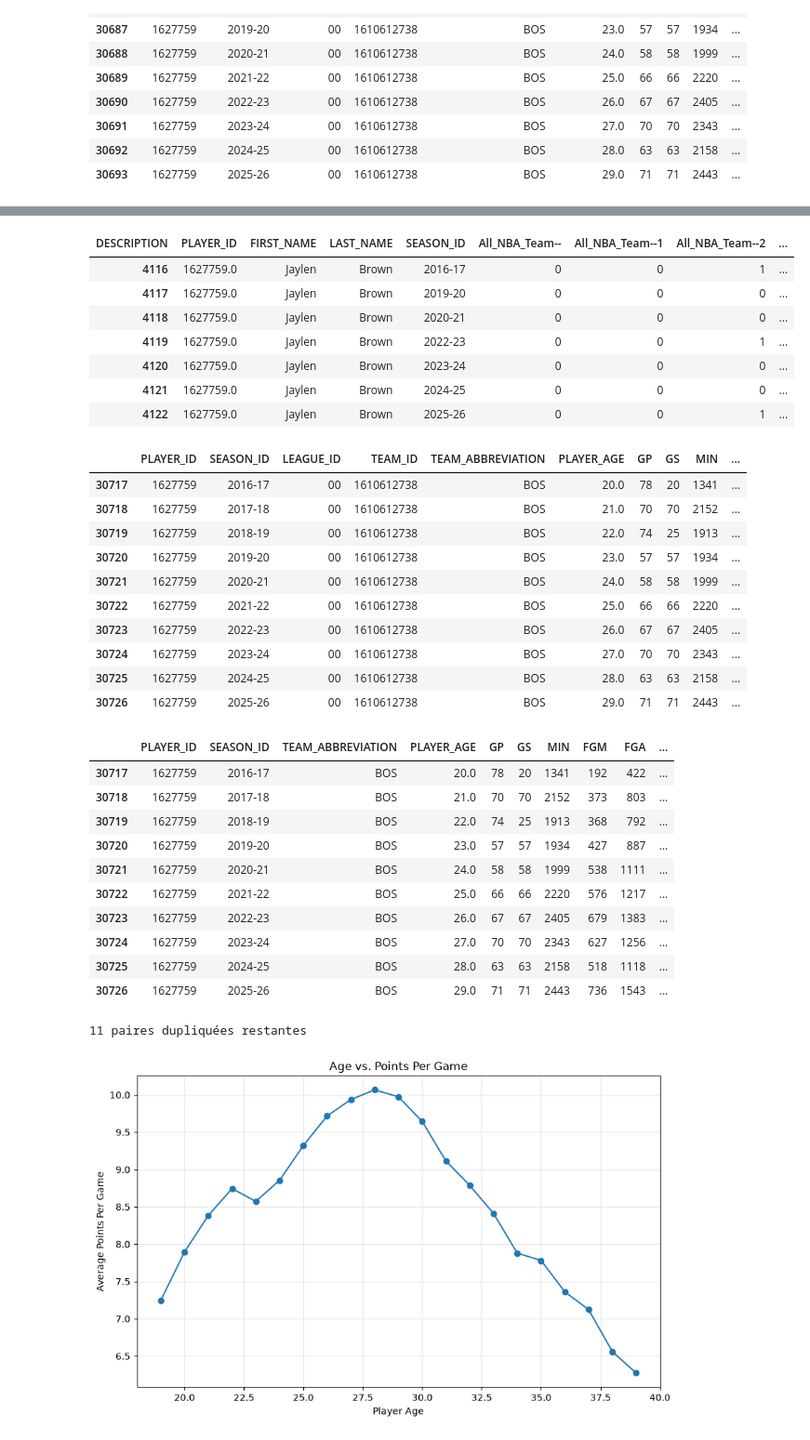
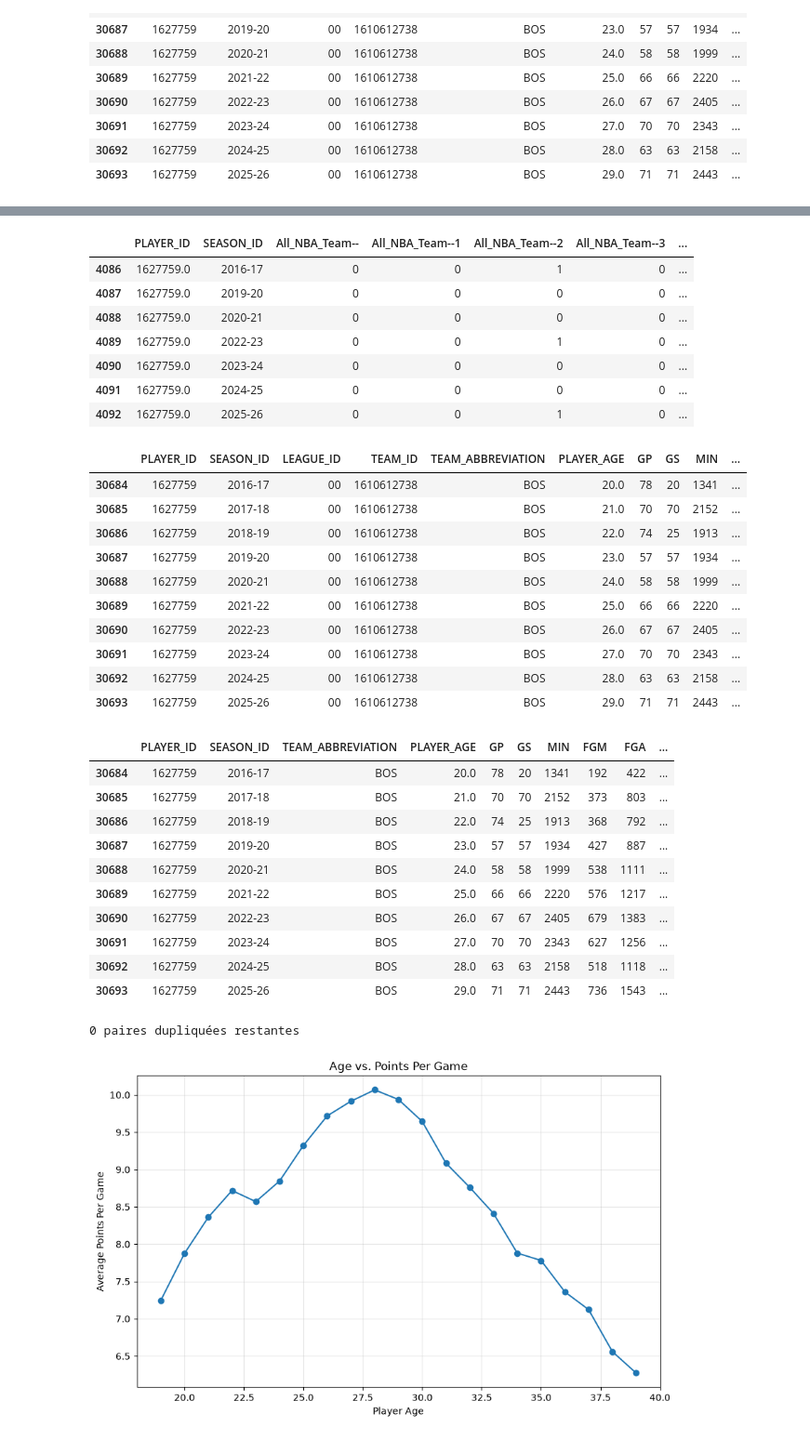
Before and after one commit to loickballoy/NBA_Predictor, a Jupyter notebook: collector/data_analysis.ipynb, the cells around one changed output, grey strips where cells are left out. Shown at 93% size. Drawn from its saved outputs; the diff is of its cells as text; code cells hidden in the pictures.

```diff
--- a/collector/data_analysis.ipynb
+++ b/collector/data_analysis.ipynb
@@ -96,28 +96,29 @@ awards_df[awards_df["PERSON_ID"] == 1627759]
 # %%
 def compile_awards(awards_df):
     awards_df.drop(columns=["TEAM", "MONTH", "WEEK", "CONFERENCE", "TYPE", "SUBTYPE1", "SUBTYPE2", "SUBTYPE3"], inplace=True)
 
     missing = awards_df["ALL_NBA_TEAM_NUMBER"].isna() | awards_df["ALL_NBA_TEAM_NUMBER"].isin(["", "(null)"])
     is_all_nba = ~missing
     awards_df.loc[is_all_nba, "DESCRIPTION"] = "All_NBA_Team--" + awards_df.loc[is_all_nba, "ALL_NBA_TEAM_NUMBER"].astype(str)
 
     awards_df.drop(columns=["ALL_NBA_TEAM_NUMBER"], inplace=True)
-    awards_summary = awards_df.pivot_table(index=["PERSON_ID", "FIRST_NAME", "LAST_NAME", "SEASON"], columns="DESCRIPTION", aggfunc="size", fill_value=0).reset_index()
+    awards_summary = awards_df.pivot_table(index=["PERSON_ID", "SEASON"], columns="DESCRIPTION", aggfunc="size", fill_value=0).reset_index()
+    awards_summary.columns.name = None
     awards_summary.rename(columns={"SEASON": "SEASON_ID"}, inplace=True)
     awards_summary.rename(columns={"PERSON_ID": "PLAYER_ID"}, inplace=True)
     return awards_summary
 
 awards_df = compile_awards(awards_df)
 awards_df[awards_df["PLAYER_ID"] == 1627759]
 # %% [output]
-| DESCRIPTION | PLAYER_ID | FIRST_NAME | LAST_NAME | SEASON_ID | All_NBA_Team-- | All_NBA_Team--1 | All_NBA_Team--2 | ... |
-| 4116 | 1627759.0 | Jaylen | Brown | 2016-17 | 0 | 0 | 1 | ... |
-| 4117 | 1627759.0 | Jaylen | Brown | 2019-20 | 0 | 0 | 0 | ... |
-| 4118 | 1627759.0 | Jaylen | Brown | 2020-21 | 0 | 0 | 0 | ... |
-| 4119 | 1627759.0 | Jaylen | Brown | 2022-23 | 0 | 0 | 1 | ... |
-| 4120 | 1627759.0 | Jaylen | Brown | 2023-24 | 0 | 0 | 0 | ... |
-| 4121 | 1627759.0 | Jaylen | Brown | 2024-25 | 0 | 0 | 0 | ... |
-| 4122 | 1627759.0 | Jaylen | Brown | 2025-26 | 0 | 0 | 1 | ... |
+|  | PLAYER_ID | SEASON_ID | All_NBA_Team-- | All_NBA_Team--1 | All_NBA_Team--2 | All_NBA_Team--3 | ... |
+| 4086 | 1627759.0 | 2016-17 | 0 | 0 | 1 | 0 | ... |
+| 4087 | 1627759.0 | 2019-20 | 0 | 0 | 0 | 0 | ... |
+| 4088 | 1627759.0 | 2020-21 | 0 | 0 | 0 | 0 | ... |
+| 4089 | 1627759.0 | 2022-23 | 0 | 0 | 1 | 0 | ... |
+| 4090 | 1627759.0 | 2023-24 | 0 | 0 | 0 | 0 | ... |
+| 4091 | 1627759.0 | 2024-25 | 0 | 0 | 0 | 0 | ... |
+| 4092 | 1627759.0 | 2025-26 | 0 | 0 | 1 | 0 | ... |
 # %%
 final_df = pandas.merge(career_stats_df, awards_df, on=["PLAYER_ID", "SEASON_ID"], how="left")
 awards_columns = awards_df.columns.difference(["PLAYER_ID", "FIRST_NAME", "LAST_NAME", "SEASON_ID"])
@@ -125,32 +126,32 @@ final_df[awards_columns] = final_df[awards_columns].fillna(0)
 final_df[final_df["PLAYER_ID"] == 1627759]
 # %% [output]
 |  | PLAYER_ID | SEASON_ID | LEAGUE_ID | TEAM_ID | TEAM_ABBREVIATION | PLAYER_AGE | GP | GS | MIN | ... |
-| 30717 | 1627759 | 2016-17 | 00 | 1610612738 | BOS | 20.0 | 78 | 20 | 1341 | ... |
-| 30718 | 1627759 | 2017-18 | 00 | 1610612738 | BOS | 21.0 | 70 | 70 | 2152 | ... |
-| 30719 | 1627759 | 2018-19 | 00 | 1610612738 | BOS | 22.0 | 74 | 25 | 1913 | ... |
-| 30720 | 1627759 | 2019-20 | 00 | 1610612738 | BOS | 23.0 | 57 | 57 | 1934 | ... |
-| 30721 | 1627759 | 2020-21 | 00 | 1610612738 | BOS | 24.0 | 58 | 58 | 1999 | ... |
-| 30722 | 1627759 | 2021-22 | 00 | 1610612738 | BOS | 25.0 | 66 | 66 | 2220 | ... |
-| 30723 | 1627759 | 2022-23 | 00 | 1610612738 | BOS | 26.0 | 67 | 67 | 2405 | ... |
-| 30724 | 1627759 | 2023-24 | 00 | 1610612738 | BOS | 27.0 | 70 | 70 | 2343 | ... |
-| 30725 | 1627759 | 2024-25 | 00 | 1610612738 | BOS | 28.0 | 63 | 63 | 2158 | ... |
-| 30726 | 1627759 | 2025-26 | 00 | 1610612738 | BOS | 29.0 | 71 | 71 | 2443 | ... |
+| 30684 | 1627759 | 2016-17 | 00 | 1610612738 | BOS | 20.0 | 78 | 20 | 1341 | ... |
+| 30685 | 1627759 | 2017-18 | 00 | 1610612738 | BOS | 21.0 | 70 | 70 | 2152 | ... |
+| 30686 | 1627759 | 2018-19 | 00 | 1610612738 | BOS | 22.0 | 74 | 25 | 1913 | ... |
+| 30687 | 1627759 | 2019-20 | 00 | 1610612738 | BOS | 23.0 | 57 | 57 | 1934 | ... |
+| 30688 | 1627759 | 2020-21 | 00 | 1610612738 | BOS | 24.0 | 58 | 58 | 1999 | ... |
+| 30689 | 1627759 | 2021-22 | 00 | 1610612738 | BOS | 25.0 | 66 | 66 | 2220 | ... |
+| 30690 | 1627759 | 2022-23 | 00 | 1610612738 | BOS | 26.0 | 67 | 67 | 2405 | ... |
+| 30691 | 1627759 | 2023-24 | 00 | 1610612738 | BOS | 27.0 | 70 | 70 | 2343 | ... |
+| 30692 | 1627759 | 2024-25 | 00 | 1610612738 | BOS | 28.0 | 63 | 63 | 2158 | ... |
+| 30693 | 1627759 | 2025-26 | 00 | 1610612738 | BOS | 29.0 | 71 | 71 | 2443 | ... |
 # %%
-final_df.drop(columns=["LEAGUE_ID", "TEAM_ID"], inplace=True)
+final_df.drop(columns=["LEAGUE_ID", "TEAM_ID"], inplace=True) #REMOVE LEAGUE_ID AGAIN
 final_df = final_df[final_df["SEASON_ID"].str.startswith("2")]
 final_df[final_df["PLAYER_ID"] == 1627759]
 # %% [output]
 |  | PLAYER_ID | SEASON_ID | TEAM_ABBREVIATION | PLAYER_AGE | GP | GS | MIN | FGM | FGA | ... |
-| 30717 | 1627759 | 2016-17 | BOS | 20.0 | 78 | 20 | 1341 | 192 | 422 | ... |
-| 30718 | 1627759 | 2017-18 | BOS | 21.0 | 70 | 70 | 2152 | 373 | 803 | ... |
-| 30719 | 1627759 | 2018-19 | BOS | 22.0 | 74 | 25 | 1913 | 368 | 792 | ... |
-| 30720 | 1627759 | 2019-20 | BOS | 23.0 | 57 | 57 | 1934 | 427 | 887 | ... |
-| 30721 | 1627759 | 2020-21 | BOS | 24.0 | 58 | 58 | 1999 | 538 | 1111 | ... |
-| 30722 | 1627759 | 2021-22 | BOS | 25.0 | 66 | 66 | 2220 | 576 | 1217 | ... |
-| 30723 | 1627759 | 2022-23 | BOS | 26.0 | 67 | 67 | 2405 | 679 | 1383 | ... |
-| 30724 | 1627759 | 2023-24 | BOS | 27.0 | 70 | 70 | 2343 | 627 | 1256 | ... |
-| 30725 | 1627759 | 2024-25 | BOS | 28.0 | 63 | 63 | 2158 | 518 | 1118 | ... |
-| 30726 | 1627759 | 2025-26 | BOS | 29.0 | 71 | 71 | 2443 | 736 | 1543 | ... |
+| 30684 | 1627759 | 2016-17 | BOS | 20.0 | 78 | 20 | 1341 | 192 | 422 | ... |
+| 30685 | 1627759 | 2017-18 | BOS | 21.0 | 70 | 70 | 2152 | 373 | 803 | ... |
+| 30686 | 1627759 | 2018-19 | BOS | 22.0 | 74 | 25 | 1913 | 368 | 792 | ... |
+| 30687 | 1627759 | 2019-20 | BOS | 23.0 | 57 | 57 | 1934 | 427 | 887 | ... |
+| 30688 | 1627759 | 2020-21 | BOS | 24.0 | 58 | 58 | 1999 | 538 | 1111 | ... |
+| 30689 | 1627759 | 2021-22 | BOS | 25.0 | 66 | 66 | 2220 | 576 | 1217 | ... |
+| 30690 | 1627759 | 2022-23 | BOS | 26.0 | 67 | 67 | 2405 | 679 | 1383 | ... |
+| 30691 | 1627759 | 2023-24 | BOS | 27.0 | 70 | 70 | 2343 | 627 | 1256 | ... |
+| 30692 | 1627759 | 2024-25 | BOS | 28.0 | 63 | 63 | 2158 | 518 | 1118 | ... |
+| 30693 | 1627759 | 2025-26 | BOS | 29.0 | 71 | 71 | 2443 | 736 | 1543 | ... |
 # %%
 final_df = final_df[final_df.groupby("PLAYER_ID")["PLAYER_ID"].transform("count") >= 4]
 
@@ -176,7 +177,7 @@ df["PTS_PER_GAME"] = pandas.to_numeric(df["PTS"] / df["GP"].replace(0, pandas.NA
 dupes = df.groupby(["PLAYER_ID", "SEASON_ID"]).size()
 print((dupes > 1).sum(), "paires dupliquées restantes")
 # %% [output]
-11 paires dupliquées restantes
+0 paires dupliquées restantes
 # %%
 age_curve = df.groupby("PLAYER_AGE")["PTS_PER_GAME"].agg(["mean", "count"])
 age_curve = age_curve[age_curve["count"] >= 30]
```
Also changed, not shown: parts of 8 cells of this notebook, 10 other files.
